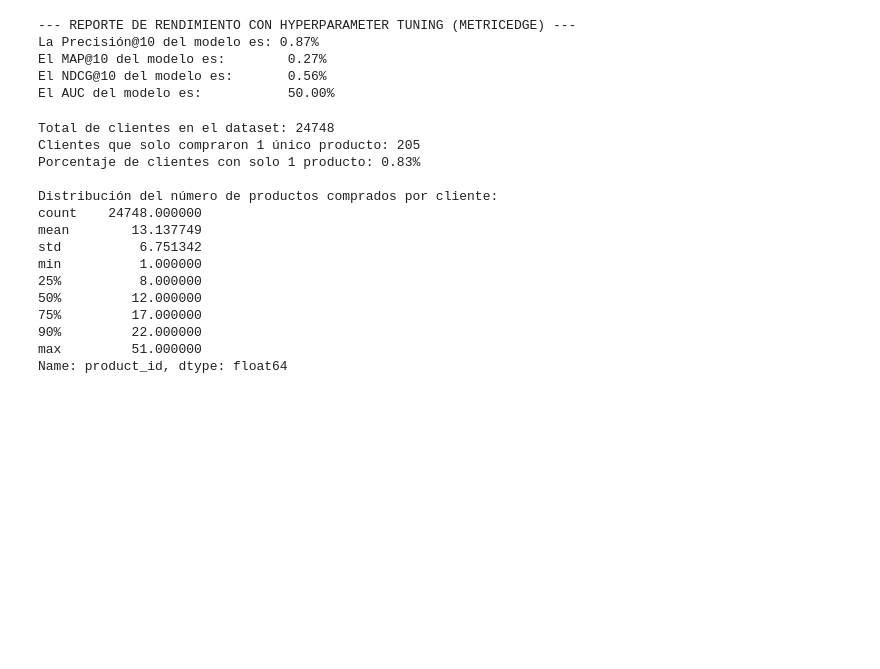
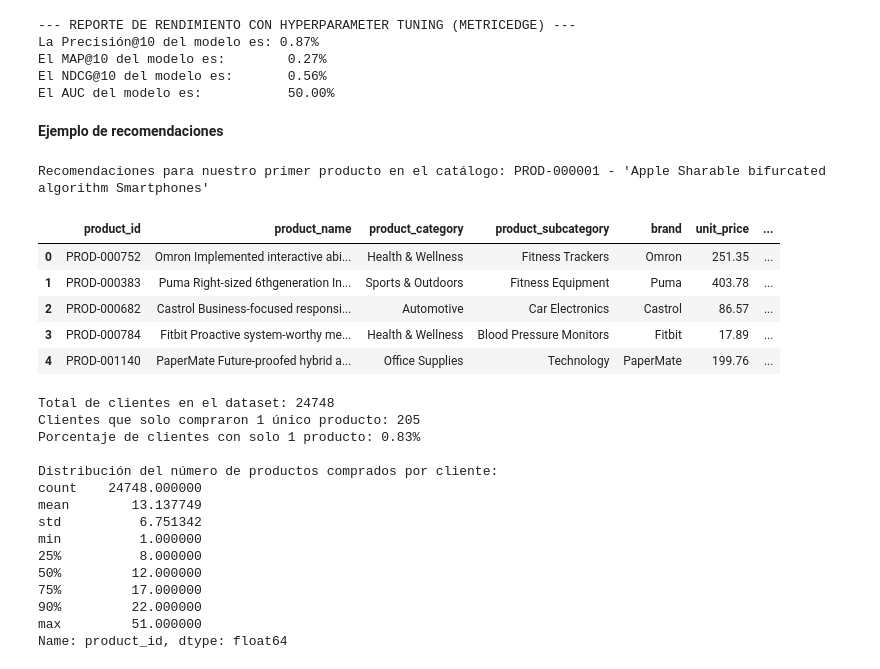
Before and after one commit to SaraHenaoB/Final-Proyect, a Jupyter notebook: notebooks/04_modelo_colaborativo.ipynb, the cells around one changed output. Drawn from its saved outputs; the diff is of its cells as text; code cells hidden in the pictures; blank space fills up the shorter version.

Commit message:
Cierre Sprint 1:feature add- modelo colaborativo

```diff
--- a/notebooks/04_modelo_colaborativo.ipynb
+++ b/notebooks/04_modelo_colaborativo.ipynb
@@ -209,6 +209,67 @@ La Precisión@10 del modelo es: 0.87%
 El MAP@10 del modelo es:        0.27%
 El NDCG@10 del modelo es:       0.56%
 El AUC del modelo es:           50.00%
+# %% [markdown]
+**Ejemplo de recomendaciones**
+# %%
+# 1. Cargar el catálogo real de productos
+df_catalog = pd.read_csv('../data/processed/product_clean.csv')
+
+# 2. Mapeo inverso para buscar por ID de producto original
+reverse_item_map = {v: k for k, v in item_map.items()}
+
+target_product_id = "PROD-000001"
+top_k = 5
+
+if target_product_id in reverse_item_map:
+    target_code = reverse_item_map[target_product_id]
+
+    # 3. Obtener los ítems similares desde el modelo ALS
+    ids, scores = model_ALS.similar_items(itemid=target_code, N=top_k + 1)
+
+    # 4. Pasar a DataFrame temporal de forma segura (asegurando los top_k elementos)
+    df_rec = pd.DataFrame({
+        'item_code': ids[1:top_k + 1],
+        'similarity_score': scores[1:top_k + 1]
+    })
+    df_rec['product_id'] = df_rec['item_code'].map(item_map)
+
+    # 5. Obtener los precios únicos desde df_interactions
+    df_prices = df_interactions[['product_id', 'unit_price']].drop_duplicates(subset=['product_id'])
+
+    # 6. Filtrar df_catalog para evitar conflictos con 'unit_price' si viene duplicado
+    # Solo nos quedamos con el ID y las columnas descriptivas de texto
+    metadata_cols = ['product_id', 'product_name', 'product_category', 'product_subcategory', 'brand']
+    # Buscamos solo las columnas que existan realmente en tu archivo para evitar nuevos errores
+    available_cols = [col for col in metadata_cols if col in df_catalog.columns]
+    df_catalog_clean = df_catalog[available_cols].drop_duplicates(subset=['product_id'])
+
+    # 7. Realizar los cruces (Merges) limpios
+    df_final = df_rec.merge(df_prices, on='product_id', how='left')
+    df_final = df_final.merge(df_catalog_clean, on='product_id', how='left')
+
+    # Reordenar las columnas
+    column_order = ['product_id', 'product_name', 'product_category', 'product_subcategory', 'brand', 'unit_price', 'similarity_score']
+    # Validamos que todas existan antes de ordenar
+    final_cols = [col for col in column_order if col in df_final.columns]
+    df_final = df_final[final_cols]
+
+    # Imprimir encabezado
+    target_name = df_catalog[df_catalog['product_id'] == target_product_id]['product_name'].values[0]
+    print(f"Recomendaciones para nuestro primer producto en el catálogo: {target_product_id} - '{target_name}'\n")
+
+    display(df_final)
+
+else:
+    print(f"El producto {target_product_id} no se encuentra en la matriz de entrenamiento.")
+# %% [output]
+Recomendaciones para nuestro primer producto en el catálogo: PROD-000001 - 'Apple Sharable bifurcated algorithm Smartphones'
+|  | product_id | product_name | product_category | product_subcategory | brand | unit_price | ... |
+| 0 | PROD-000752 | Omron Implemented interactive abi... | Health & Wellness | Fitness Trackers | Omron | 251.35 | ... |
+| 1 | PROD-000383 | Puma Right-sized 6thgeneration In... | Sports & Outdoors | Fitness Equipment | Puma | 403.78 | ... |
+| 2 | PROD-000682 | Castrol Business-focused responsi... | Automotive | Car Electronics | Castrol | 86.57 | ... |
+| 3 | PROD-000784 | Fitbit Proactive system-worthy me... | Health & Wellness | Blood Pressure Monitors | Fitbit | 17.89 | ... |
+| 4 | PROD-001140 | PaperMate Future-proofed hybrid a... | Office Supplies | Technology | PaperMate | 199.76 | ... |
 # %%
 #Bloque de auditoría
 # 1. Contar cuántos productos únicos tiene cada cliente
```
